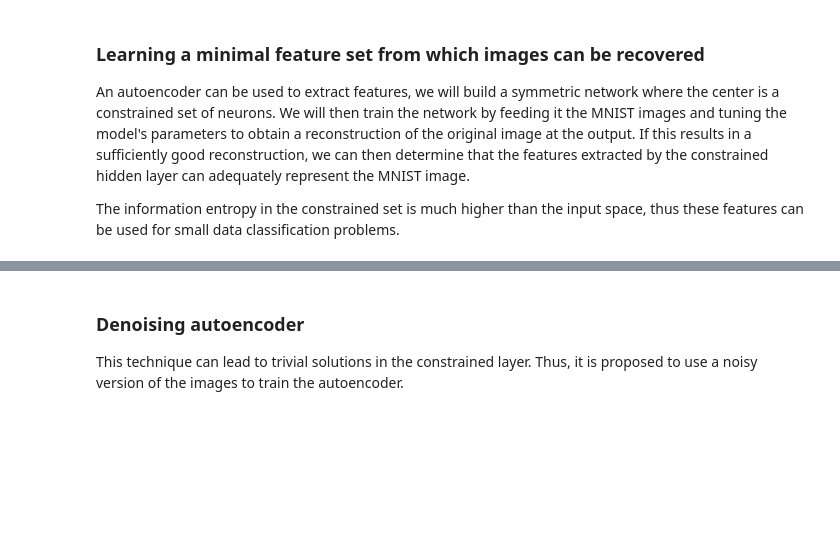
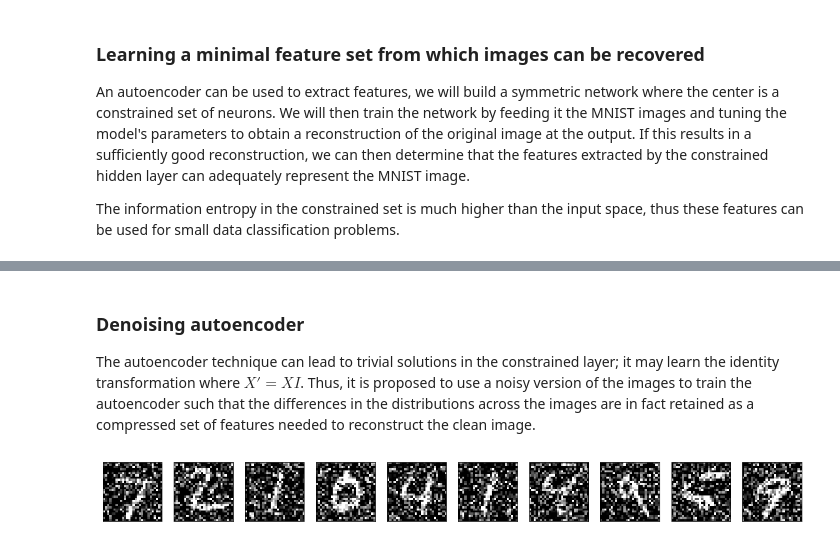
Before and after one commit to kelhallaoui/tutorials, a Jupyter notebook: Machine Learning/Deep Learning/Getting Intimate with MNIST.ipynb, the cells around one changed output, grey strips where cells are left out. Cells and saved outputs as stored; diff of their text form; code cells hidden in the pictures; blank space fills up the shorter version.

Commit message:
Added Denoising Autoencoder and GaNs
Added Denoising Autoencoder and GaNs

```diff
--- a/Machine Learning/Deep Learning/Getting Intimate with MNIST.ipynb
+++ b/Machine Learning/Deep Learning/Getting Intimate with MNIST.ipynb
@@ -324,4 +365,15 @@ show_imgs(x_test_reshaped, decoded_imgs)
 # %% [markdown]
 ### Denoising autoencoder
 
-This technique can lead to trivial solutions in the constrained layer. Thus, it is proposed to use a noisy version of the images to train the autoencoder.
+The autoencoder technique can lead to trivial solutions in the constrained layer; it may learn the identity transformation where $X' = XI$. Thus, it is proposed to use a noisy version of the images to train the autoencoder such that the differences in the distributions across the images are in fact retained as a compressed set of features needed to reconstruct the clean image.
+# %%
+# Add random noise before training!
+noise_factor = 0.5
+x_train_noisy = x_train_reshaped + noise_factor * np.random.normal(loc=0.0, scale=1.0, size=x_train_reshaped.shape)
+x_test_noisy = x_test_reshaped + noise_factor * np.random.normal(loc=0.0, scale=1.0, size=x_test_reshaped.shape)
+x_train_noisy = np.clip(x_train_noisy, 0., 1.)
+x_test_noisy = np.clip(x_test_noisy, 0., 1.)
+
+show_imgs(x_test_noisy)
+# %% [output]
+[figure, added]
```
Also changed, not shown: parts of 10 cells of this notebook.
